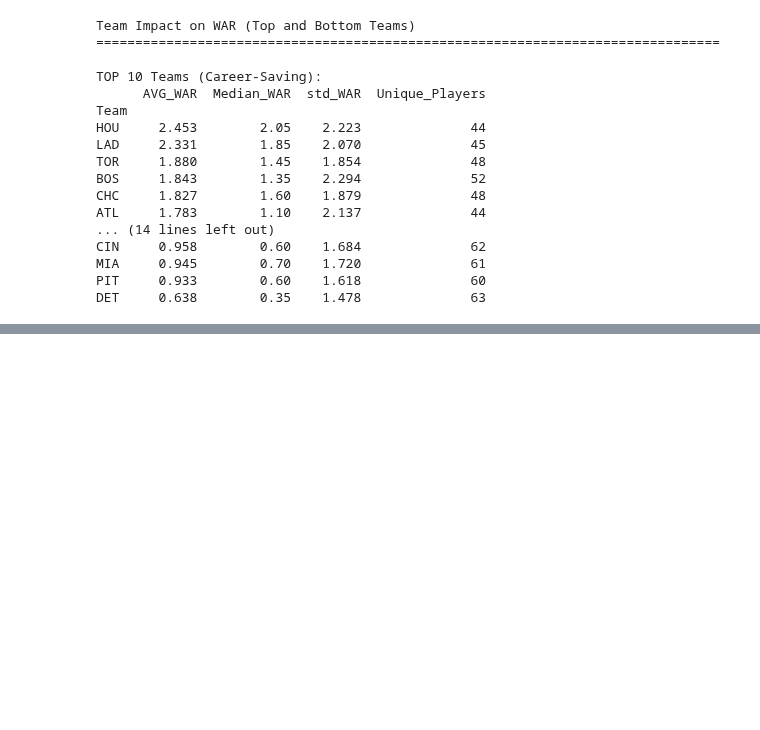
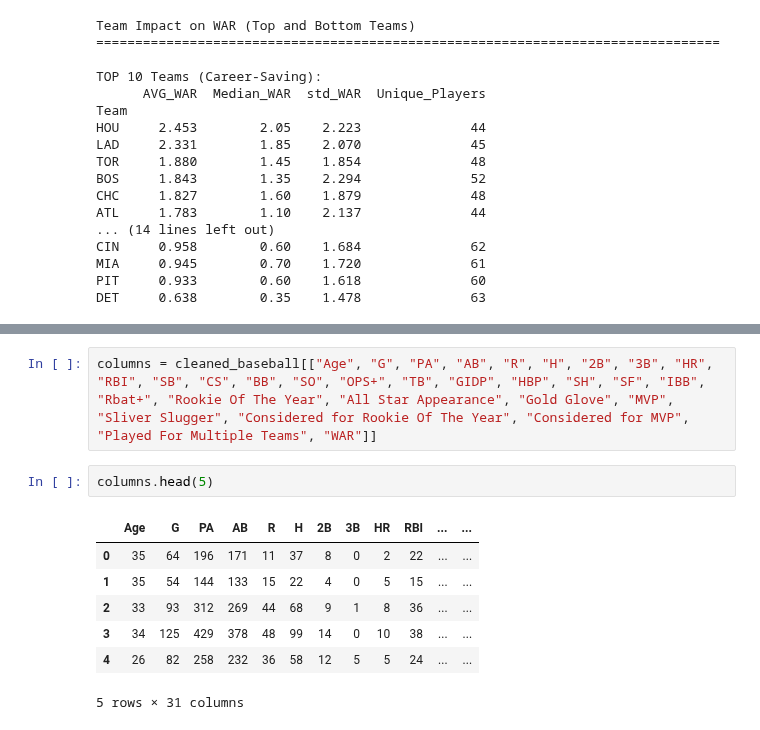
Before and after one commit to AHayslip23/Baseball-Hitting-2015-2024, a Jupyter notebook: Baseball Hitting.ipynb, the cells around one changed output, grey strips where cells are left out. Cells and saved outputs as stored; diff of their text form; blank space fills up the shorter version.

```diff
--- a/Baseball Hitting.ipynb
+++ b/Baseball Hitting.ipynb
@@ -682,0 +696,12 @@ DET     0.638        0.35    1.478              63
+# %%
+columns = cleaned_baseball[["Age", "G", "PA", "AB", "R", "H", "2B", "3B", "HR", "RBI", "SB", "CS", "BB", "SO", "OPS+", "TB", "GIDP", "HBP", "SH", "SF", "IBB", "Rbat+", "Rookie Of The Year", "All Star Appearance", "Gold Glove", "MVP", "Sliver Slugger", "Considered for Rookie Of The Year", "Considered for MVP", "Played For Multiple Teams", "WAR"]]
+# %%
+columns.head(5)
+# %% [output]
+|  | Age | G | PA | AB | R | H | 2B | 3B | HR | RBI | ... | ... |
+| 0 | 35 | 64 | 196 | 171 | 11 | 37 | 8 | 0 | 2 | 22 | ... | ... |
+| 1 | 35 | 54 | 144 | 133 | 15 | 22 | 4 | 0 | 5 | 15 | ... | ... |
+| 2 | 33 | 93 | 312 | 269 | 44 | 68 | 9 | 1 | 8 | 36 | ... | ... |
+| 3 | 34 | 125 | 429 | 378 | 48 | 99 | 14 | 0 | 10 | 38 | ... | ... |
+| 4 | 26 | 82 | 258 | 232 | 36 | 58 | 12 | 5 | 5 | 24 | ... | ... |
+5 rows × 31 columns
```
Also changed, not shown: parts of 15 cells of this notebook.
